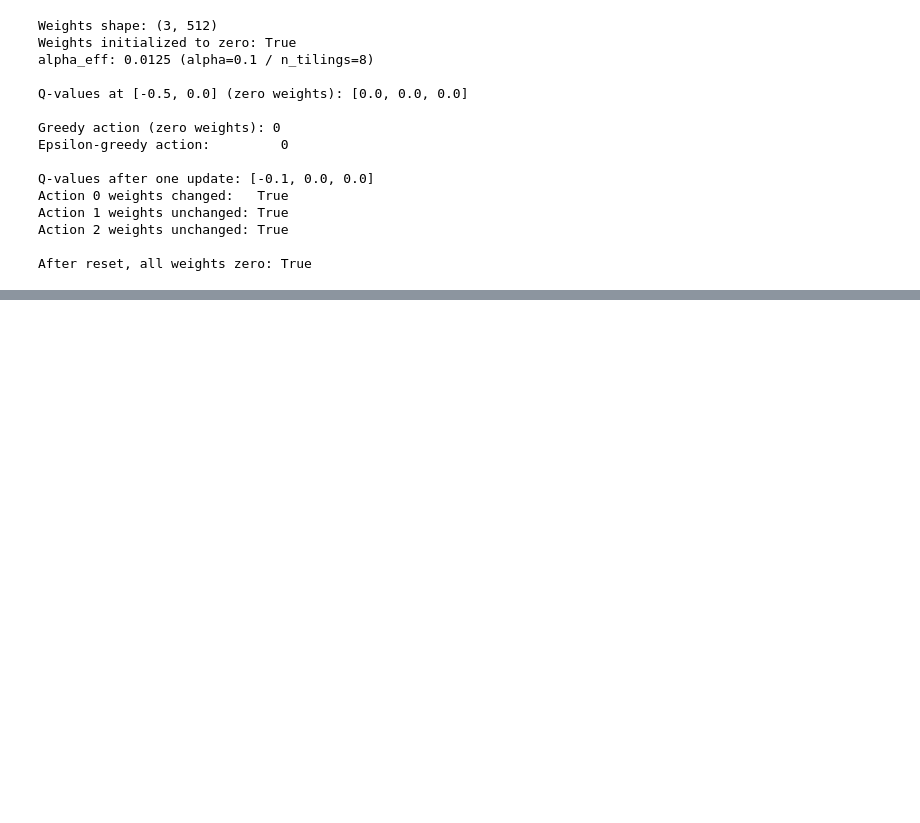
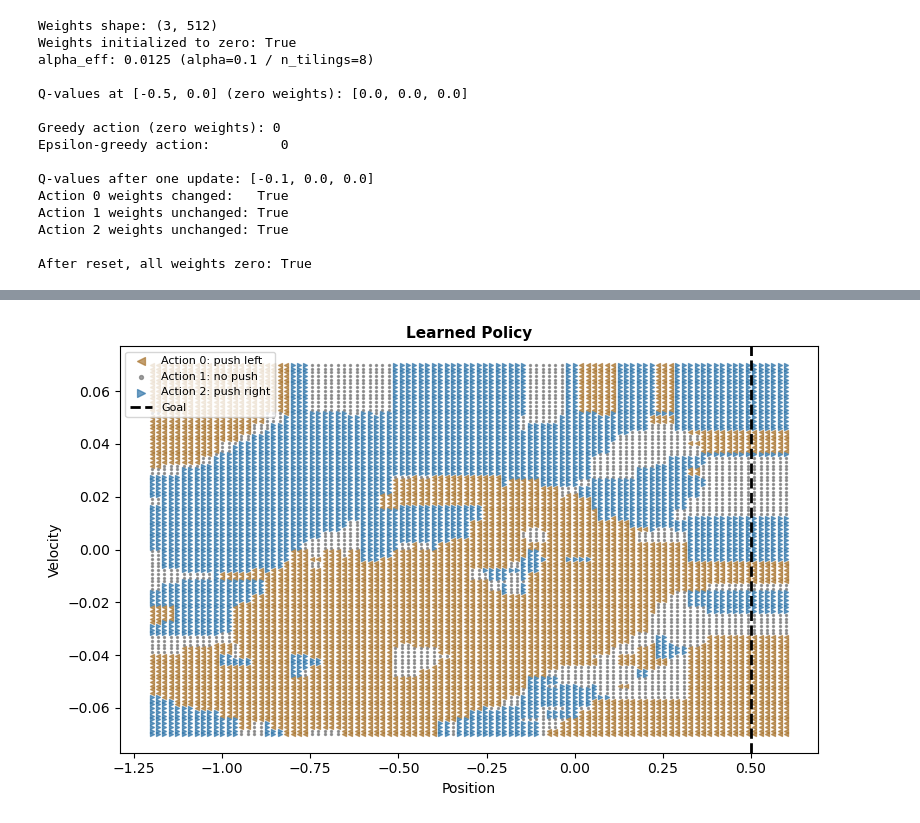
Before and after one commit to craig-rudman/MSDS684, a Jupyter notebook: W5/ipynb/development.ipynb, the cells around one changed output, grey strips where cells are left out. Saved outputs shown, nothing was run; the diff lists cells and outputs as text; code cells hidden in the pictures; blank space fills up the shorter version.

```diff
--- a/W5/ipynb/development.ipynb
+++ b/W5/ipynb/development.ipynb
@@ -207,6 +260,9 @@ Best episode:           119 steps
 # %%
-# TODO: Visualization: Learned Policy
+# DONE: Visualization: Learned Policy
 # - Show the greedy action chosen by the agent across the 2D state space
+_ = viz.plot_policy()
+# %% [output]
+[figure, added]
 # %%
 # TODO: Visualization: Sample Trajectories
 # - Show trajectories from several starting positions overlaid on the value function heatmap
```
Also changed, not shown: parts of 3 cells of this notebook, 2 other files.
